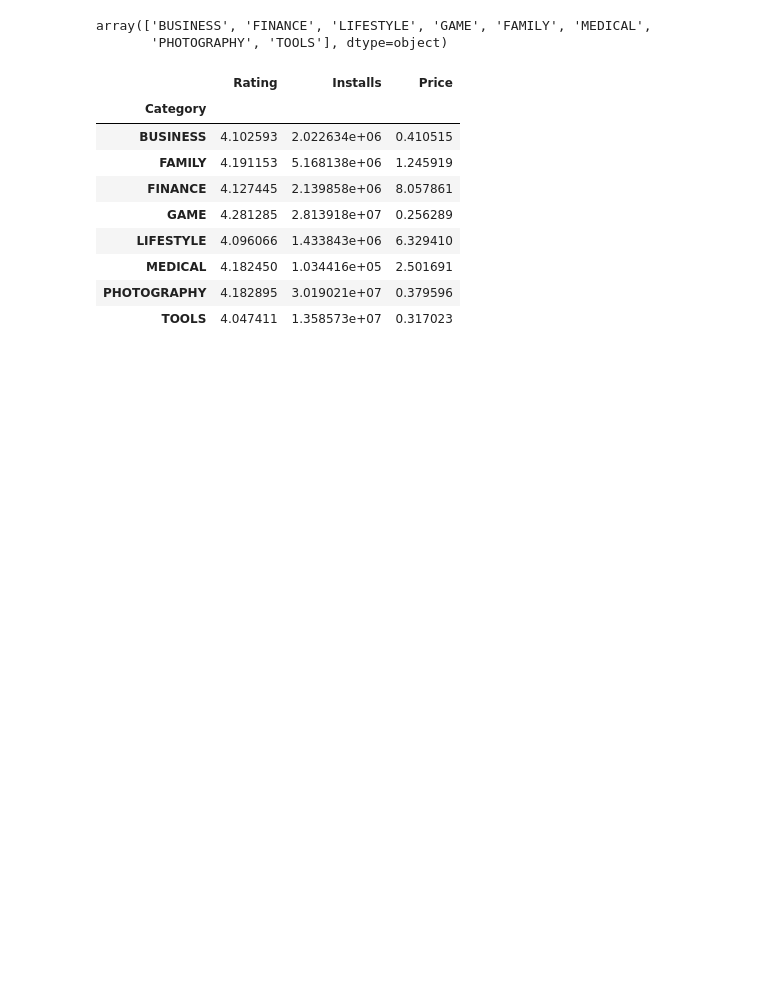
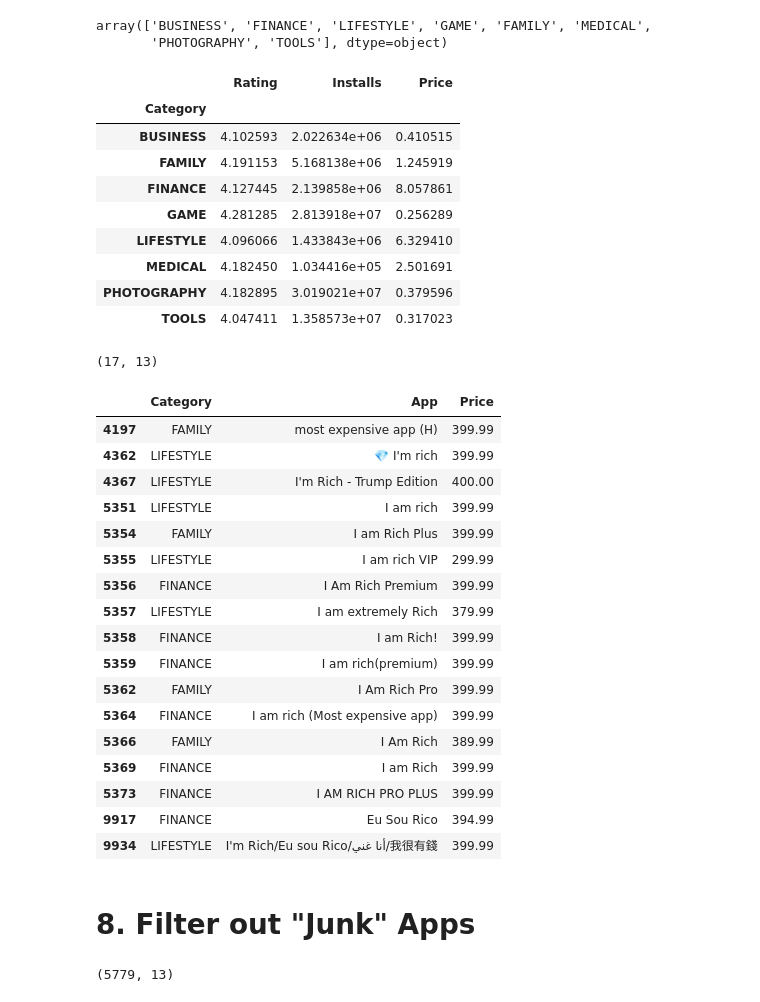
Before and after one commit to Jose-Servin/DataCamp, a Jupyter notebook: Projects/GooglePlayStore_Data_Analysis/self_google_play_data_analysis.ipynb, the cells around one changed output. Drawn from its saved outputs; the diff is of its cells as text; code cells hidden in the pictures; blank space fills up the shorter version.

```diff
--- a/Projects/GooglePlayStore_Data_Analysis/self_google_play_data_analysis.ipynb
+++ b/Projects/GooglePlayStore_Data_Analysis/self_google_play_data_analysis.ipynb
@@ -297,4 +296,32 @@ avg_category_price
 # %%
 px.bar(avg_category_price, x=avg_category_price.index, y='Price').update_xaxes(categoryorder='total descending')
 # %%
-# Apps who's price is greater than 200
+# Popular Apps who's price is greater than 200
+popular_apps_over_200 = popular_apps.query('Price > 200')
+# %%
+popular_apps_over_200.shape
+# %% [output]
+(17, 13)
+# %%
+popular_apps_over_200[['Category','App','Price']]
+# %% [output]
+|  | Category | App | Price |
+| 4197 | FAMILY | most expensive app (H) | 399.99 |
+| 4362 | LIFESTYLE | 💎 I'm rich | 399.99 |
+| 4367 | LIFESTYLE | I'm Rich - Trump Edition | 400.00 |
+| 5351 | LIFESTYLE | I am rich | 399.99 |
+| 5354 | FAMILY | I am Rich Plus | 399.99 |
+| 5355 | LIFESTYLE | I am rich VIP | 299.99 |
+| 5356 | FINANCE | I Am Rich Premium | 399.99 |
+| 5357 | LIFESTYLE | I am extremely Rich | 379.99 |
+| 5358 | FINANCE | I am Rich! | 399.99 |
+| 5359 | FINANCE | I am rich(premium) | 399.99 |
+| 5362 | FAMILY | I Am Rich Pro | 399.99 |
+| 5364 | FINANCE | I am rich (Most expensive app) | 399.99 |
+| 5366 | FAMILY | I Am Rich | 389.99 |
+| 5369 | FINANCE | I am Rich | 399.99 |
+| 5373 | FINANCE | I AM RICH PRO PLUS | 399.99 |
+| 9917 | FINANCE | Eu Sou Rico | 394.99 |
+| 9934 | LIFESTYLE | I'm Rich/Eu sou Rico/أنا غني/我很有錢 | 399.99 |
+# %% [markdown]
+# 8. Filter out "Junk" Apps
@@ -300,0 +331,4 @@ px.bar(avg_category_price, x=avg_category_price.index, y='Price').update_xaxes(c
+# %%
+apps_under_100.shape
+# %% [output]
+(5779, 13)
```
Also changed, not shown: parts of 6 cells of this notebook.
